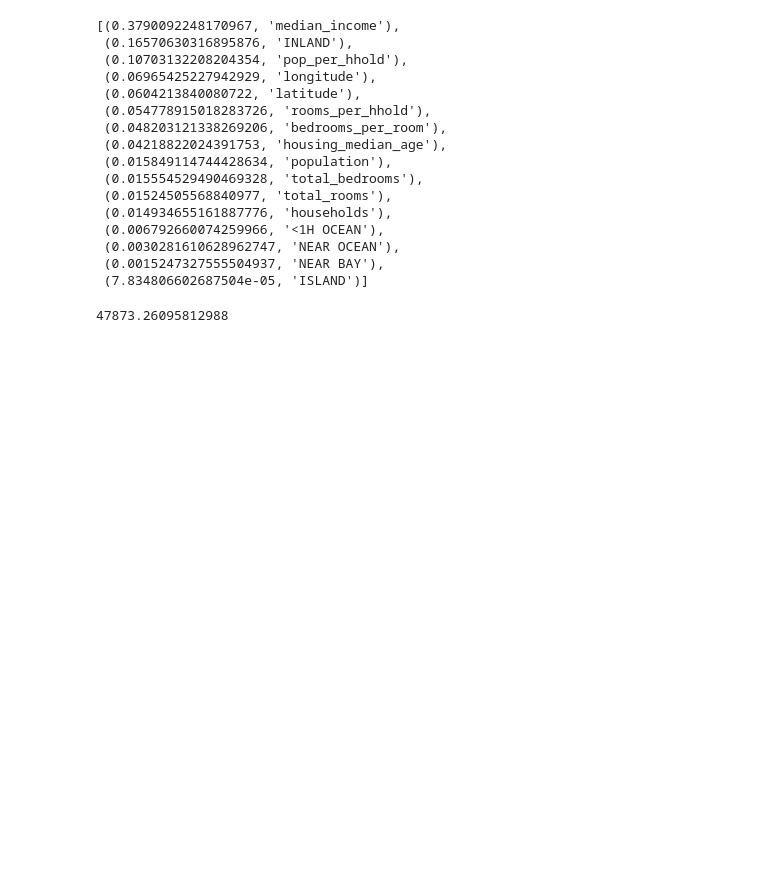
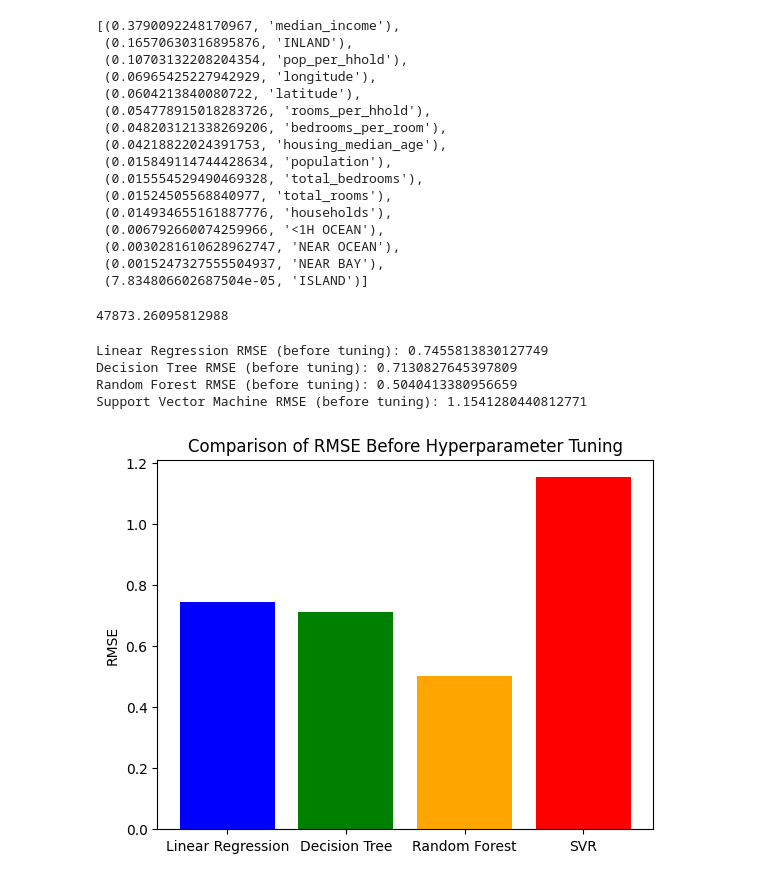
Before and after one commit to Adilkhan778/Lab2-assignment-Adil-, a Jupyter notebook: 02_end_to_end_machine_learning_project.ipynb, the cells around one changed output. Drawn from its saved outputs; the diff is of its cells as text; code cells hidden in the pictures; blank space fills up the shorter version.

```diff
--- a/02_end_to_end_machine_learning_project.ipynb
+++ b/02_end_to_end_machine_learning_project.ipynb
@@ -1155,3 +1153,46 @@ final_rmse = np.sqrt(final_mse)
 final_rmse
 # %% [output]
 47873.26095812988
+# %%
+# Import necessary libraries
+from sklearn.metrics import mean_squared_error
+import numpy as np
+
+# Train models with default parameters before hyperparameter tuning
+linear_reg.fit(X_train, y_train)
+tree_reg.fit(X_train, y_train)
+forest_reg.fit(X_train, y_train)
+svr_reg.fit(X_train, y_train)
+
+# Predictions on the test set
+y_pred_linear = linear_reg.predict(X_test)
+y_pred_tree = tree_reg.predict(X_test)
+y_pred_forest = forest_reg.predict(X_test)
+y_pred_svr = svr_reg.predict(X_test)
+
+# Calculate RMSE for each model
+rmse_linear = np.sqrt(mean_squared_error(y_test, y_pred_linear))
+rmse_tree = np.sqrt(mean_squared_error(y_test, y_pred_tree))
+rmse_forest = np.sqrt(mean_squared_error(y_test, y_pred_forest))
+rmse_svr = np.sqrt(mean_squared_error(y_test, y_pred_svr))
+
+# Print the RMSE values for each model
+print(f"Linear Regression RMSE (before tuning): {rmse_linear}")
+print(f"Decision Tree RMSE (before tuning): {rmse_tree}")
+print(f"Random Forest RMSE (before tuning): {rmse_forest}")
+print(f"Support Vector Machine RMSE (before tuning): {rmse_svr}")
+
+# Plot the RMSE values before tuning
+models_before_tuning = ['Linear Regression', 'Decision Tree', 'Random Forest', 'SVR']
+rmse_values_before_tuning = [rmse_linear, rmse_tree, rmse_forest, rmse_svr]
+
+plt.bar(models_before_tuning, rmse_values_before_tuning, color=['blue', 'green', 'orange', 'red'])
+plt.title('Comparison of RMSE Before Hyperparameter Tuning')
+plt.ylabel('RMSE')
+plt.show()
+# %% [output]
+Linear Regression RMSE (before tuning): 0.7455813830127749
+Decision Tree RMSE (before tuning): 0.7130827645397809
+Random Forest RMSE (before tuning): 0.5040413380956659
+Support Vector Machine RMSE (before tuning): 1.1541280440812771
+[figure, added]
```
Also changed, not shown: parts of 2 cells of this notebook.
